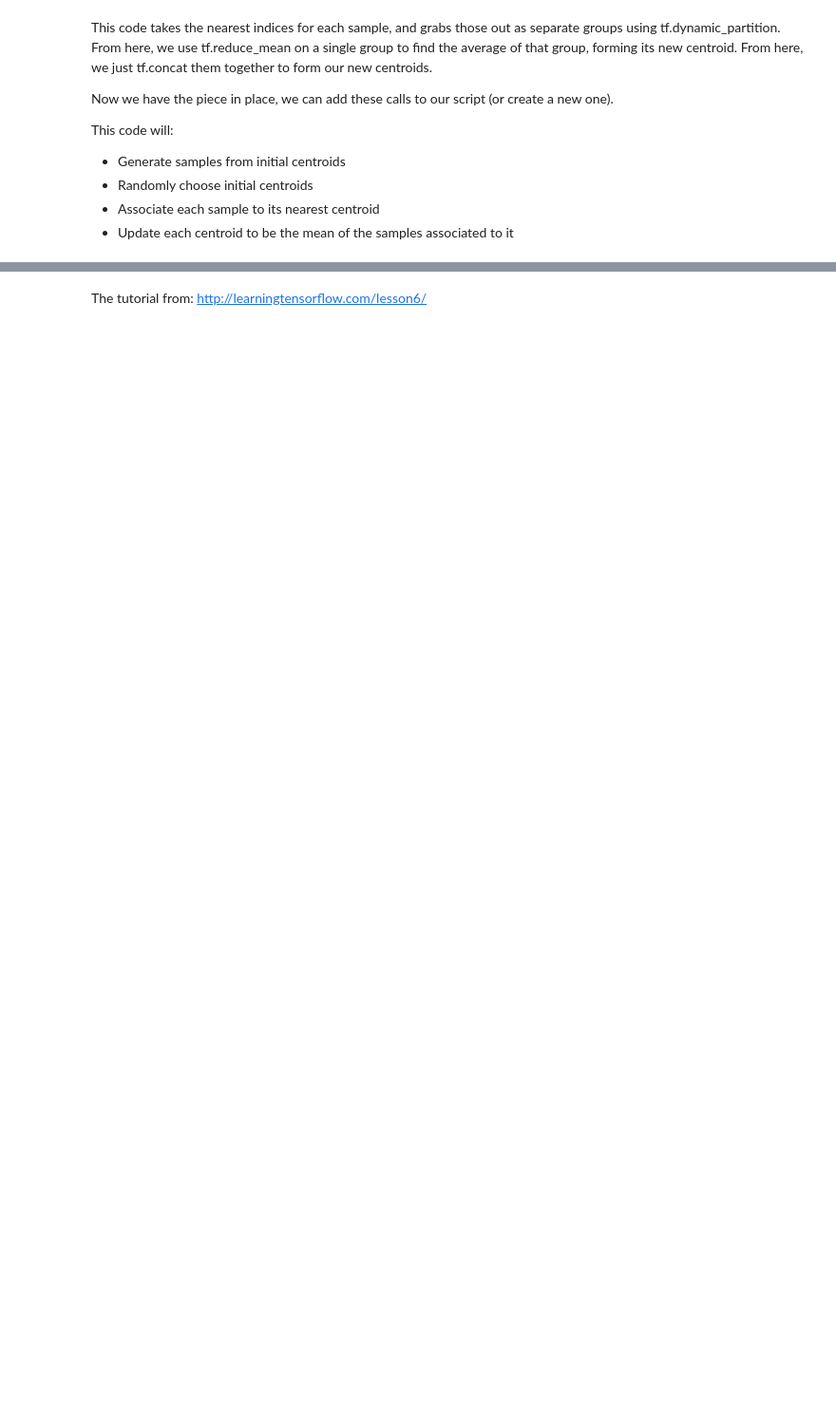
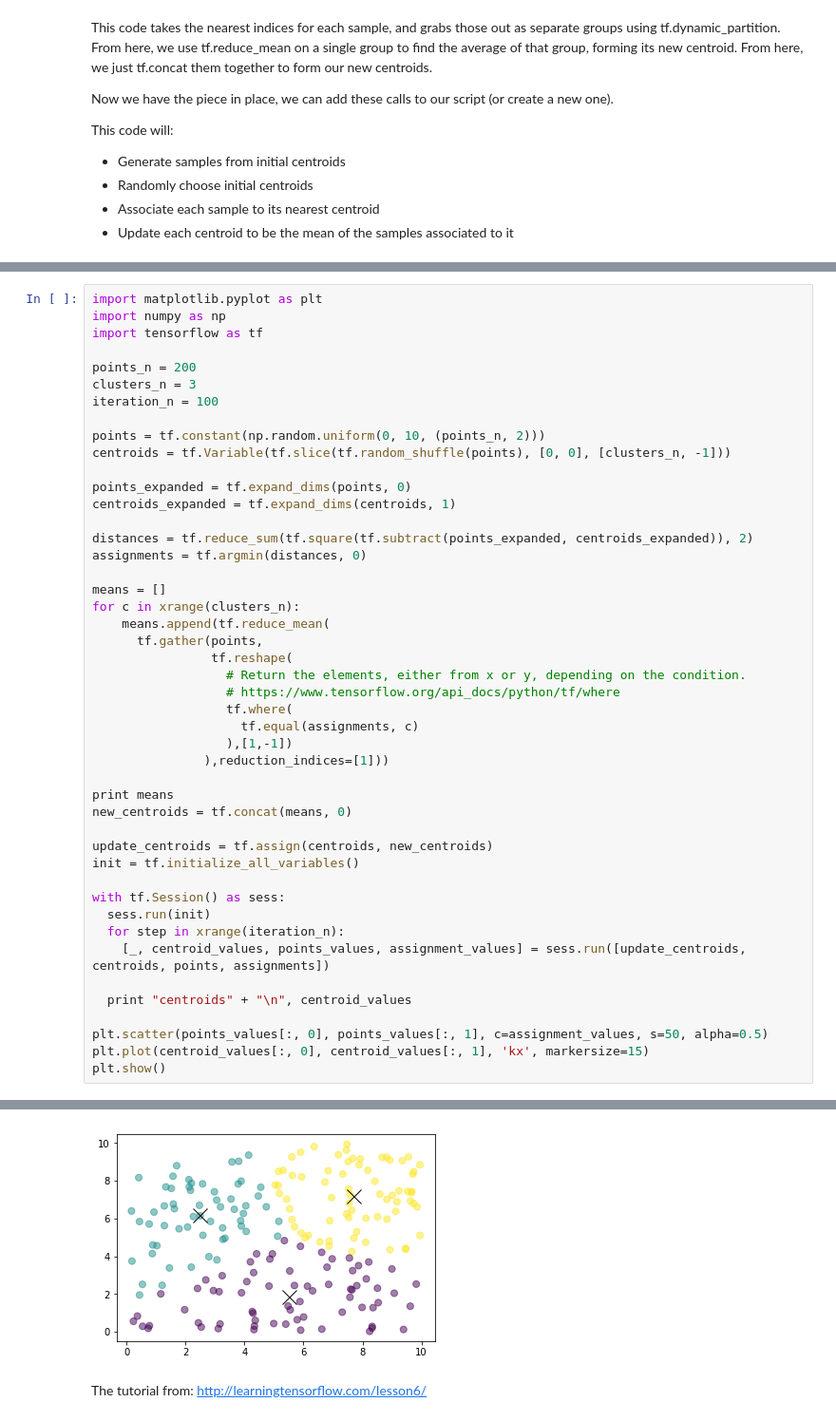
Before and after one commit to dataminelab/framework-training, a Jupyter notebook: jupyter/TensorFlow+-+Clustering.ipynb, the cells around one changed output, grey strips where cells are left out. Shown at 95% size. Drawn from its saved outputs; the diff is of its cells as text; blank space fills up the shorter version.

```diff
--- a/jupyter/TensorFlow+-+Clustering.ipynb
+++ b/jupyter/TensorFlow+-+Clustering.ipynb
@@ -157,0 +181,47 @@ plot_clusters(sample_values, updated_centroid_value, n_samples_per_cluster)
+# %%
+import matplotlib.pyplot as plt
+import numpy as np
+import tensorflow as tf
+
+points_n = 200
+clusters_n = 3
+iteration_n = 100
+
+points = tf.constant(np.random.uniform(0, 10, (points_n, 2)))
+centroids = tf.Variable(tf.slice(tf.random_shuffle(points), [0, 0], [clusters_n, -1]))
+
+points_expanded = tf.expand_dims(points, 0)
+centroids_expanded = tf.expand_dims(centroids, 1)
+
+distances = tf.reduce_sum(tf.square(tf.subtract(points_expanded, centroids_expanded)), 2)
+assignments = tf.argmin(distances, 0)
+
+means = []
+for c in xrange(clusters_n):
+    means.append(tf.reduce_mean(
+      tf.gather(points,
+                tf.reshape(
+                  # Return the elements, either from x or y, depending on the condition.
+                  # https://www.tensorflow.org/api_docs/python/tf/where
+                  tf.where(
+                    tf.equal(assignments, c)
+                  ),[1,-1])
+               ),reduction_indices=[1]))
+
+print means
+new_centroids = tf.concat(means, 0)
+
+update_centroids = tf.assign(centroids, new_centroids)
+init = tf.initialize_all_variables()
+
+with tf.Session() as sess:
+  sess.run(init)
+  for step in xrange(iteration_n):
+    [_, centroid_values, points_values, assignment_values] = sess.run([update_centroids, centroids, points, assignments])
+
+  print "centroids" + "\n", centroid_values
+
+plt.scatter(points_values[:, 0], points_values[:, 1], c=assignment_values, s=50, alpha=0.5)
+plt.plot(centroid_values[:, 0], centroid_values[:, 1], 'kx', markersize=15)
+plt.show()
+# %% [output]
@@ -158,2 +236,3 @@ plot_clusters(sample_values, updated_centroid_value, n_samples_per_cluster)
+[figure, added]
 # %% [markdown]
 The tutorial from: http://learningtensorflow.com/lesson6/
```
Also changed, not shown: parts of 8 cells of this notebook, 1 other file.
